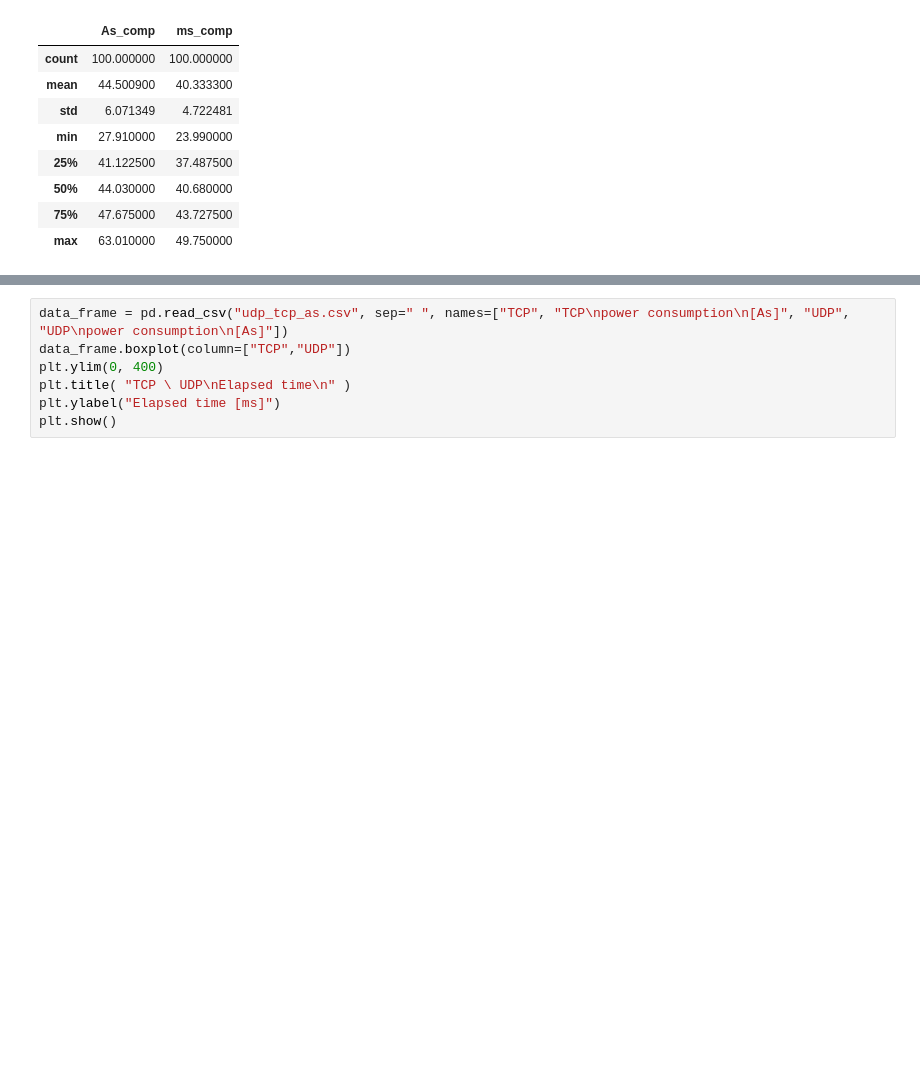
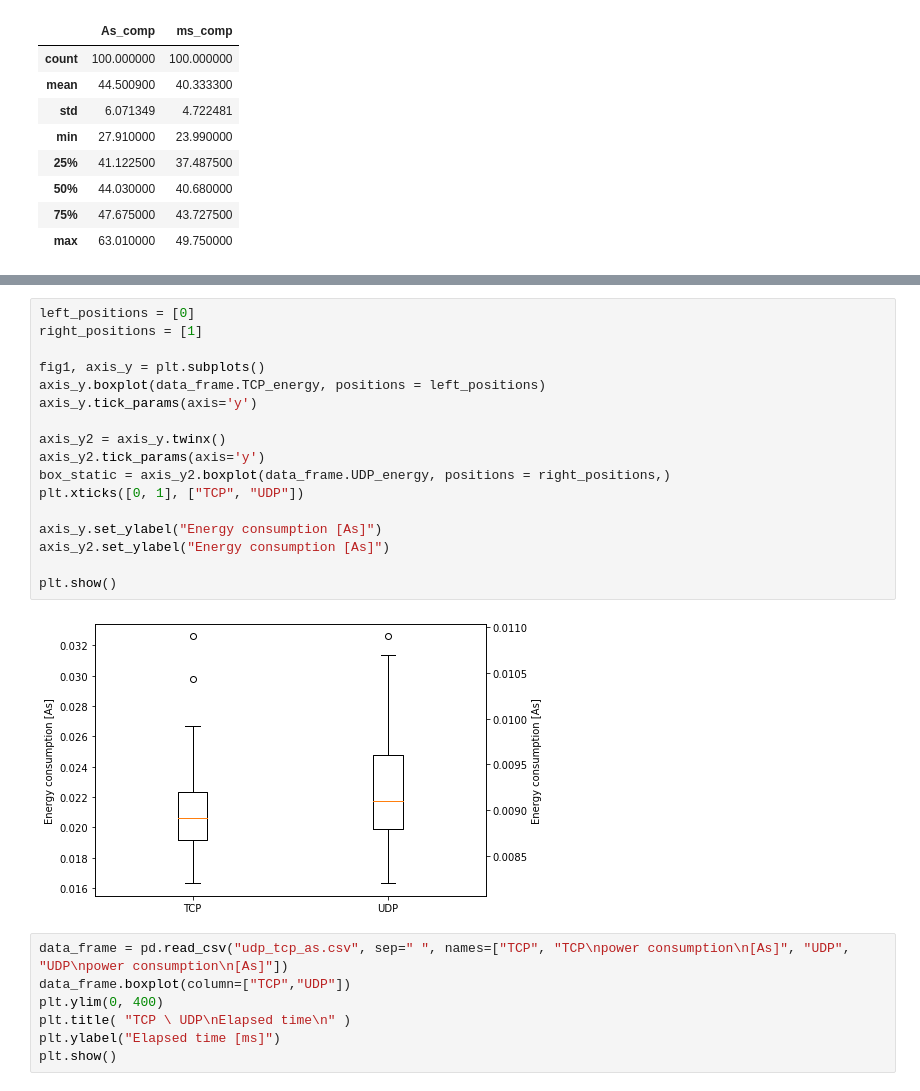
Before and after one commit to widmannthomas/dibse_integratives_gesamt_projekt, a Jupyter notebook: current_sensor/udp_tcp/udp_tcp_analysis.ipynb, the cells around one changed output, grey strips where cells are left out. Saved outputs shown, nothing was run; the diff lists cells and outputs as text; blank space fills up the shorter version.

```diff
--- a/current_sensor/udp_tcp/udp_tcp_analysis.ipynb
+++ b/current_sensor/udp_tcp/udp_tcp_analysis.ipynb
@@ -133,3 +142,22 @@ plt.show()
+# %%
+left_positions = [0]
+right_positions = [1]
+
+fig1, axis_y = plt.subplots()
+axis_y.boxplot(data_frame.TCP_energy, positions = left_positions)
+axis_y.tick_params(axis='y')
+
+axis_y2 = axis_y.twinx()
+axis_y2.tick_params(axis='y')
+box_static = axis_y2.boxplot(data_frame.UDP_energy, positions = right_positions,)
+plt.xticks([0, 1], ["TCP", "UDP"])
+
+axis_y.set_ylabel("Energy consumption [As]")
+axis_y2.set_ylabel("Energy consumption [As]")
+
+plt.show()
+# %% [output]
+[figure, added]
 # %%
 data_frame = pd.read_csv("udp_tcp_as.csv", sep=" ", names=["TCP", "TCP\npower consumption\n[As]", "UDP", "UDP\npower consumption\n[As]"])
 data_frame.boxplot(column=["TCP","UDP"])
```
Also changed, not shown: parts of 4 cells of this notebook, 11 other files.
